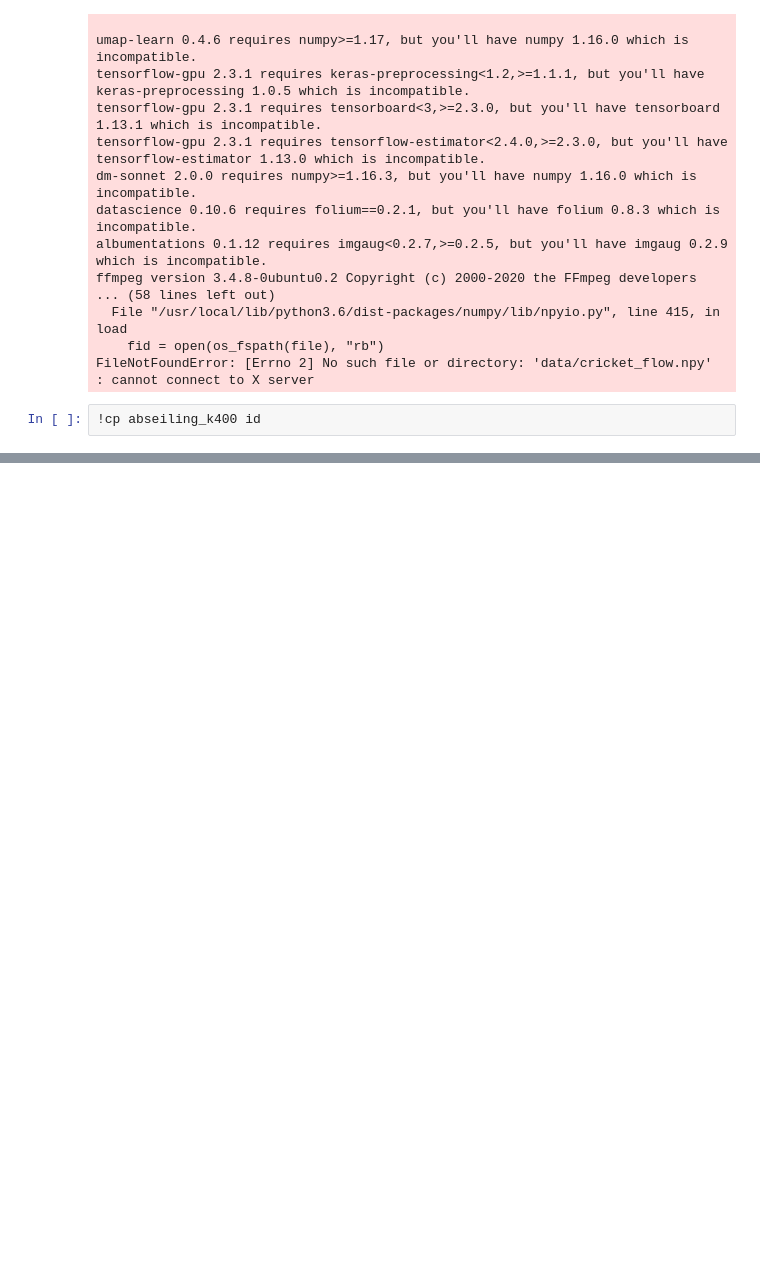
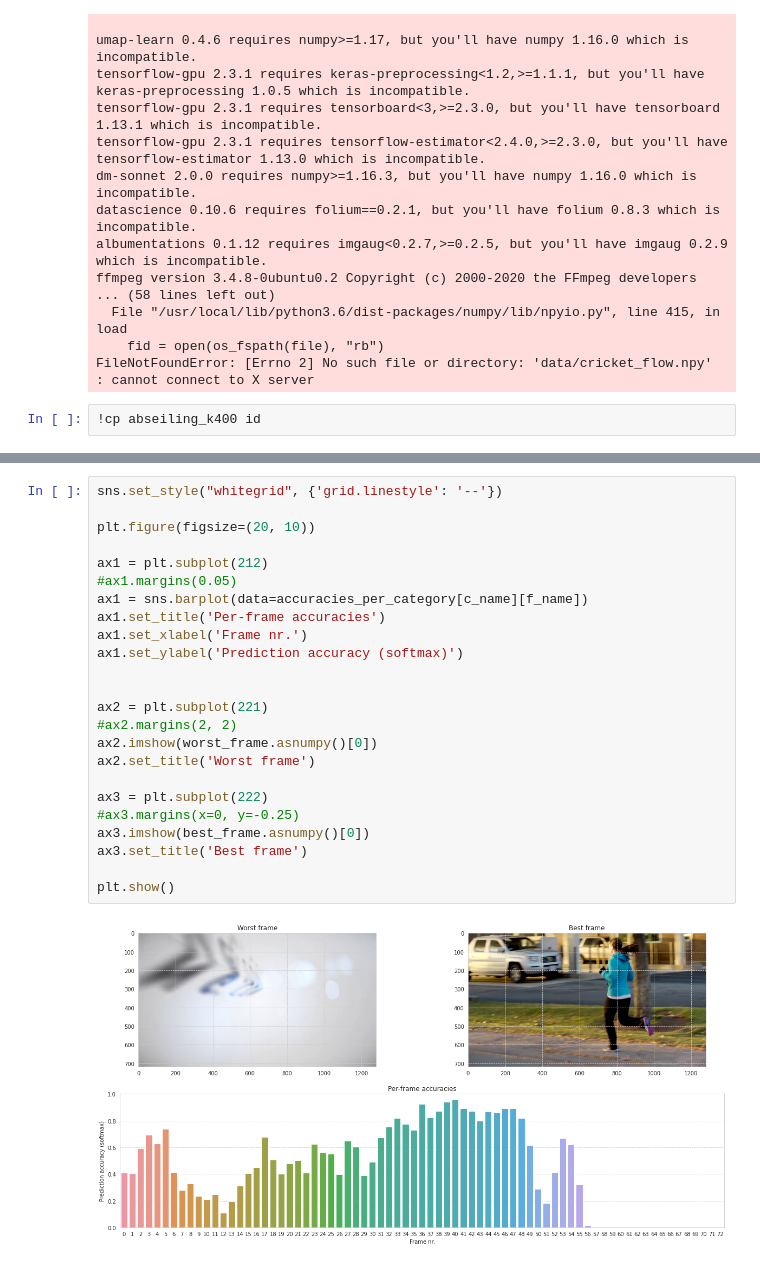
Before and after one commit to CogNeuroUR/frame-by-frame, a Jupyter notebook: video_frame_extractor.ipynb, the cells around one changed output, grey strips where cells are left out. Saved outputs shown, nothing was run; the diff lists cells and outputs as text; blank space fills up the shorter version.

```diff
--- a/video_frame_extractor_v0_1_2.ipynb
+++ b/video_frame_extractor.ipynb
@@ -787,0 +819,26 @@ FileNotFoundError: [Errno 2] No such file or directory: 'data/cricket_flow.npy'
+# %%
+sns.set_style("whitegrid", {'grid.linestyle': '--'})
+
+plt.figure(figsize=(20, 10))
+
+ax1 = plt.subplot(212)
+#ax1.margins(0.05)
+ax1 = sns.barplot(data=accuracies_per_category[c_name][f_name])
+ax1.set_title('Per-frame accuracies')
+ax1.set_xlabel('Frame nr.')
+ax1.set_ylabel('Prediction accuracy (softmax)')
+
+
+ax2 = plt.subplot(221)
+#ax2.margins(2, 2)
+ax2.imshow(worst_frame.asnumpy()[0])
+ax2.set_title('Worst frame')
+
+ax3 = plt.subplot(222)
+#ax3.margins(x=0, y=-0.25)
+ax3.imshow(best_frame.asnumpy()[0])
+ax3.set_title('Best frame')
+
+plt.show()
+# %% [output]
+[figure, added]
```
Also changed, not shown: parts of 38 cells of this notebook, 5 other files.
